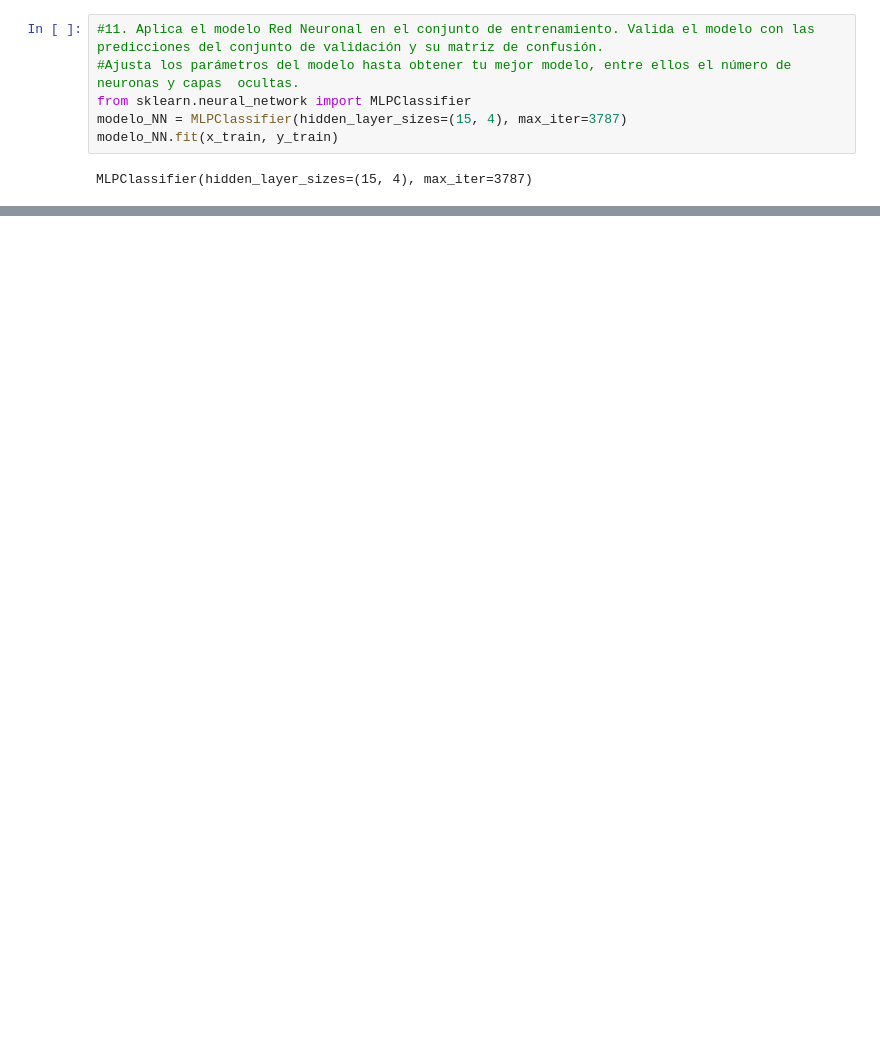
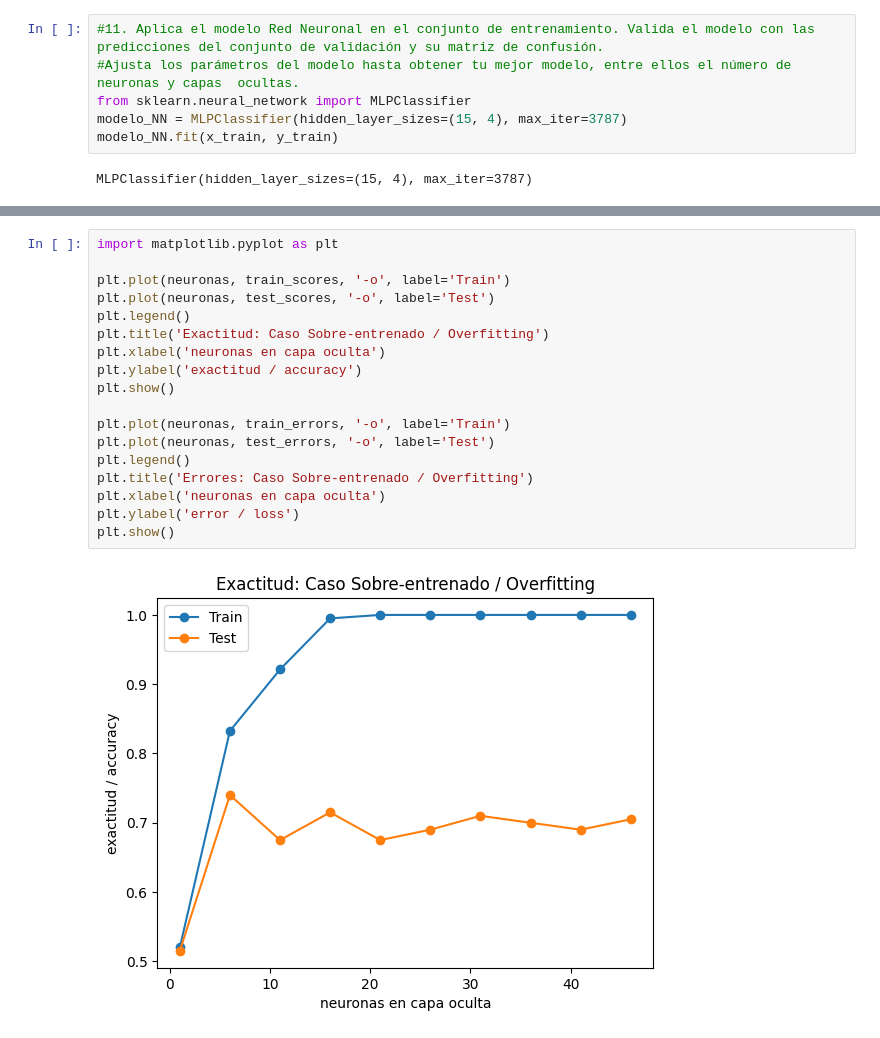
Before and after one commit to pampato77/bigdata, a Jupyter notebook: Solucion_reto_SC_63_Mariana_Escobar_Camacho.ipynb, the cells around one changed output, grey strips where cells are left out. Drawn from its saved outputs; the diff is of its cells as text; blank space fills up the shorter version.

```diff
--- a/Solucion_reto_SC_63_Mariana_Escobar_Camacho.ipynb
+++ b/Solucion_reto_SC_63_Mariana_Escobar_Camacho.ipynb
@@ -224,0 +410,20 @@ print(confusion_matrix(y_test, pr))
+# %%
+import matplotlib.pyplot as plt
+
+plt.plot(neuronas, train_scores, '-o', label='Train')
+plt.plot(neuronas, test_scores, '-o', label='Test')
+plt.legend()
+plt.title('Exactitud: Caso Sobre-entrenado / Overfitting')
+plt.xlabel('neuronas en capa oculta')
+plt.ylabel('exactitud / accuracy')
+plt.show()
+
+plt.plot(neuronas, train_errors, '-o', label='Train')
+plt.plot(neuronas, test_errors, '-o', label='Test')
+plt.legend()
+plt.title('Errores: Caso Sobre-entrenado / Overfitting')
+plt.xlabel('neuronas en capa oculta')
+plt.ylabel('error / loss')
+plt.show()
+# %% [output]
+[figure, added]
```
Also changed, not shown: parts of 23 cells of this notebook.
